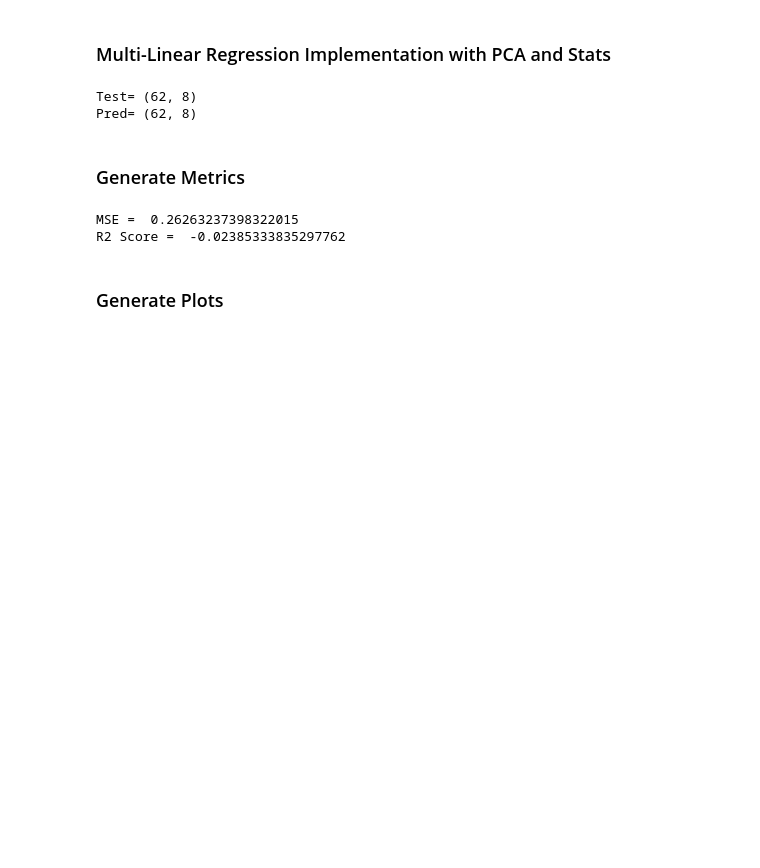
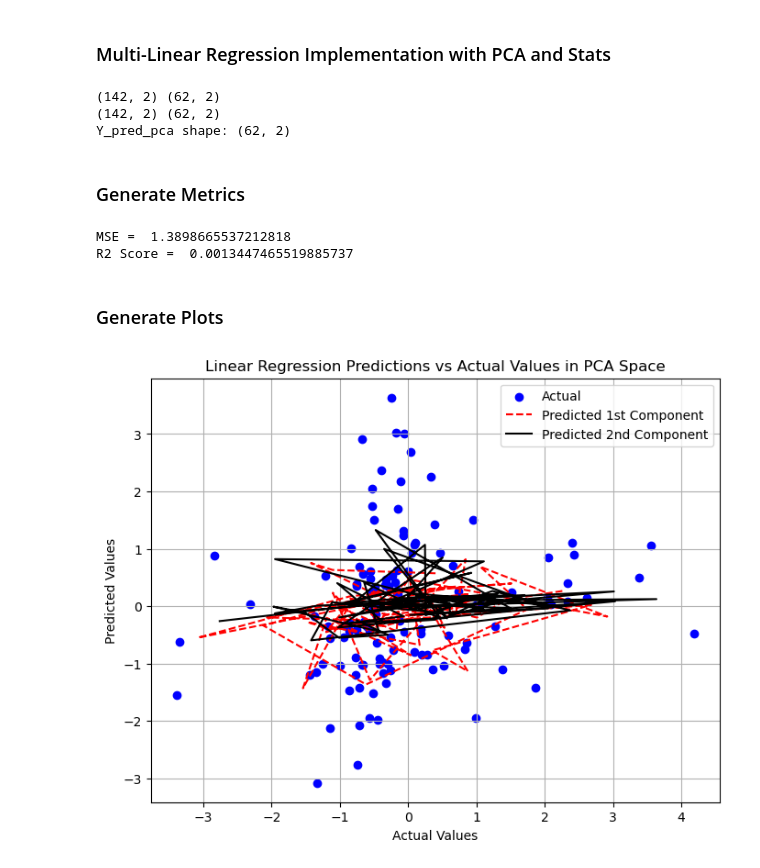
Before and after one commit to nawal-r2002/Cortical_Activity_Study, a Jupyter notebook: models/multi_linear_regression.ipynb, the cells around one changed output. Saved outputs shown, nothing was run; the diff lists cells and outputs as text; code cells hidden in the pictures; blank space fills up the shorter version.

Commit message:
Add Draft of Final Plots

```diff
--- a/models/multi_linear_regression.ipynb
+++ b/models/multi_linear_regression.ipynb
@@ -26,16 +30,21 @@ Xtrain, Xtest, Ytrain, Ytest = train_test_split(input, output, test_size=0.3, tr
 ### Multi-Linear Regression Implementation with PCA and Stats
 # %%
 from pca import runPCA
+
+## Run PCA on X to find first 2 principal components
 pc_x = runPCA(Xtrain, Xtest, 2)
 pc_X_train = pc_x[0]
 pc_X_test = pc_x[1]
 scalingX = pc_x[3]
+print(pc_X_train.shape, pc_X_test.shape)
 
+## Run PCA on Y to find first 2 principal components
 pc_y = runPCA(Ytrain, Ytest, 2)
 pc_Y_train = pc_y[0]
 pc_Y_test = pc_y[1]
 compY = pc_y[2]
 scalingY = pc_y[3]
+print(pc_Y_train.shape, pc_Y_test.shape)
 
 mlr = LinearRegression()
 mlr.fit(pc_X_train, pc_Y_train)
@@ -43,26 +52,28 @@ mlr.fit(pc_X_train, pc_Y_train)
 Y_pred_pca = mlr.predict(pc_X_test)
 
 # print("Y_test shape:", Ytest.shape)
-# print("Y_pred_pca shape:", Y_pred_pca.shape)
+print("Y_pred_pca shape:", Y_pred_pca.shape)
 
-Y_pred_pca_inverse = compY.inverse_transform(Y_pred_pca)
-Y_pred = scalingY.inverse_transform(Y_pred_pca_inverse)
-print("Test=",Ytest.shape)
-print("Pred=",Y_pred.shape)
+# Y_pred_pca_inverse = compY.inverse_transform(Y_pred_pca)
+# Y_pred = scalingY.inverse_transform(Y_pred_pca_inverse)
+
+# print("Test=",Ytest.shape)
+# print("Pred=",Y_pred.shape)
 
 # print("Y_pred shape after inverse transform:", Y_pred.shape)
 # %% [output]
-Test= (62, 8)
-Pred= (62, 8)
+(142, 2) (62, 2)
+(142, 2) (62, 2)
+Y_pred_pca shape: (62, 2)
 # %% [markdown]
 ### Generate Metrics
 # %%
-mse = mean_squared_error(Ytest, Y_pred)
+mse = mean_squared_error(pc_Y_test, Y_pred_pca)
 print("MSE = ", mse)
-r2 = r2_score(Ytest, Y_pred)
+r2 = r2_score(pc_Y_test, Y_pred_pca)
 print("R2 Score = ", r2)
 # %% [output]
-MSE =  0.26263237398322015
-R2 Score =  -0.02385333835297762
+MSE =  1.3898665537212818
+R2 Score =  0.0013447465519885737
 # %% [markdown]
 ### Generate Plots
@@ -75,0 +80,13 @@ R2 Score =  -0.02385333835297762
+# %%
+plt.figure(figsize=(8, 6))
+plt.scatter(pc_X_test, pc_Y_test, color='blue', label='Actual')
+plt.plot(pc_Y_test[:, 0], Y_pred_pca[:, 0], color='red', linestyle='--', label='Predicted 1st Component')
+plt.plot(pc_Y_test[:, 1], Y_pred_pca[:, 1], color='black', label='Predicted 2nd Component')
+plt.xlabel('Actual Values')
+plt.ylabel('Predicted Values')
+plt.title('Linear Regression Predictions vs Actual Values in PCA Space')
+plt.legend()
+plt.grid(True)
+plt.show()
+# %% [output]
+[figure, added]
```
Also changed, not shown: parts of 2 cells of this notebook, 2 other files.
